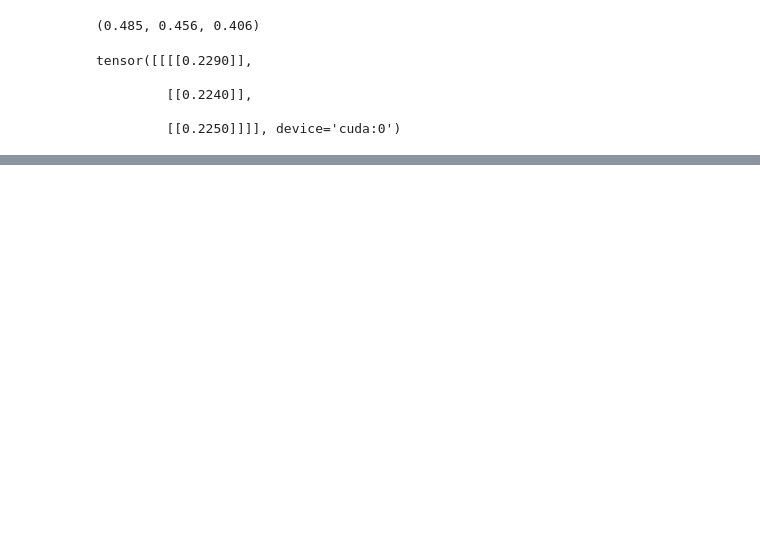
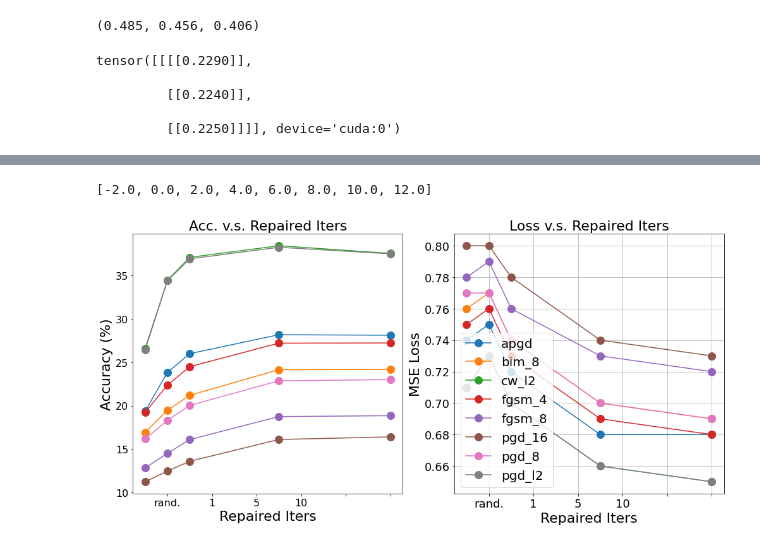
Before and after one commit to yunyuntsai/MAE-Reverse-Adversarial, a Jupyter notebook: ImageNet-Data/Generate_Adverarial_Samples.ipynb, the cells around one changed output, grey strips where cells are left out. Cells and saved outputs as stored; diff of their text form; code cells hidden in the pictures; blank space fills up the shorter version.

```diff
--- a/ImageNet-Data/Generate_Adverarial_Samples.ipynb
+++ b/ImageNet-Data/Generate_Adverarial_Samples.ipynb
@@ -110,7 +109,7 @@ from timm.data.constants import IMAGENET_DEFAULT_MEAN, IMAGENET_DEFAULT_STD
 plain_transforms = transforms.Compose([
     transforms.ToTensor(),
     transforms.Resize(256), transforms.CenterCrop(224),
-#     transforms.Normalize(IMAGENET_DEFAULT_MEAN, IMAGENET_DEFAULT_STD)
+    transforms.Normalize(IMAGENET_DEFAULT_MEAN, IMAGENET_DEFAULT_STD)
 ])
 # %%
 import torchvision.datasets as dsets
@@ -396,0 +426,18 @@ Robust accuracy: 50.69 %
+# %%
+import os
+dirpath = '../output/reconstruct_mae_v2_pretrain_model/attack_iters_log'
+attack_acc_list =[]
+attack_loss_list = []
+filedir = os.listdir(dirpath)
+for f in sorted(filedir):
+    print(f)
+    loss_list = []
+    acc1_list =[]
+    log_path = os.path.join(dirpath, f)
+    with open(log_path) as f:
+        lines = f.readlines()
+        for l in lines:
+            acc1_list.append(float(l.split(" ")[6].split("%")[0]))
+            loss_list.append(float(l.split(" ")[4]))
+    attack_acc_list.append(acc1_list)
+    attack_loss_list.append(loss_list)
@@ -396,0 +478,41 @@ Robust accuracy: 50.69 %
+# %%
+import matplotlib.pyplot as plt
+fig, axs = plt.subplots(1, 2, figsize=(14, 7))
+
+
+
+label_list=['apgd', 'bim_8', 'cw_l2', 'fgsm_4', 'fgsm_8', 'original', 'pgd_16', 'pgd_8', 'pgd_l2']
+attack_iters = [-1, 0, 1, 5, 10]
+my_xticks = ['w/o','rand.','1','5', '10']
+
+for i in range(len(label_list)):
+    if label_list[i] != 'original':
+        axs[0].plot(attack_iters, attack_acc_list[i][:len(attack_iters)], '-o', markersize=12, label=label_list[i])
+
+axs[0].tick_params(axis='both', which='major', labelsize=16)
+axs[0].set_title('Acc. v.s. Repaired Iters', fontsize=22)
+axs[0].set_xlabel('Repaired Iters', fontsize=22)
+axs[0].set_ylabel('Accuracy (%)',fontsize=22)
+print(axs[0].get_xticks().tolist())
+axs[0].set_xticklabels(my_xticks)
+
+
+for i in range(len(label_list)):
+    if label_list[i] != 'original':
+        plt.plot(attack_iters, attack_loss_list[i][:len(attack_iters)], '-o', markersize=12, label=label_list[i])
+
+axs[1].tick_params(axis='both', which='major', labelsize=18)
+axs[1].set_title('Loss v.s. Repaired Iters', fontsize=22)
+axs[1].set_xlabel('Repaired Iters', fontsize=22)
+axs[1].set_ylabel('MSE Loss', fontsize=22)
+axs[1].set_xticklabels(my_xticks)
+
+
+plt.legend(fontsize=20, loc='lower left')
+plt.tight_layout()
+plt.grid(True)
+plt.show()
+# plt.savefig('attack_iters_vs_acc.png', dpi=200)
+# %% [output]
+[-2.0, 0.0, 2.0, 4.0, 6.0, 8.0, 10.0, 12.0]
+[figure, added]
```
Also changed, not shown: parts of 27 cells of this notebook, 21 other files.
